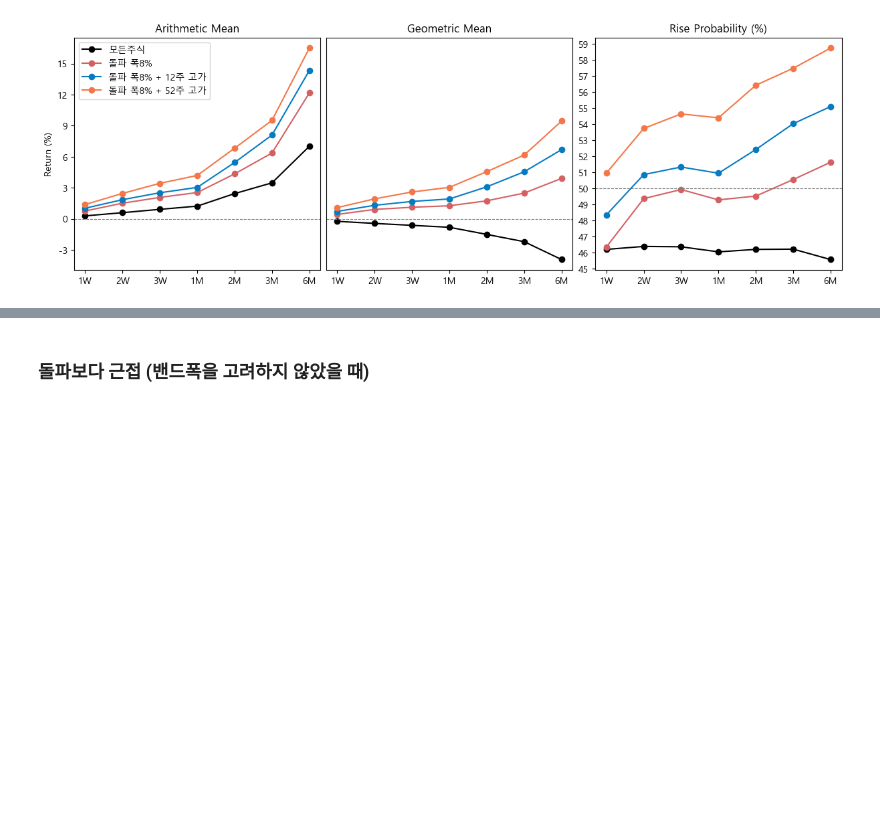
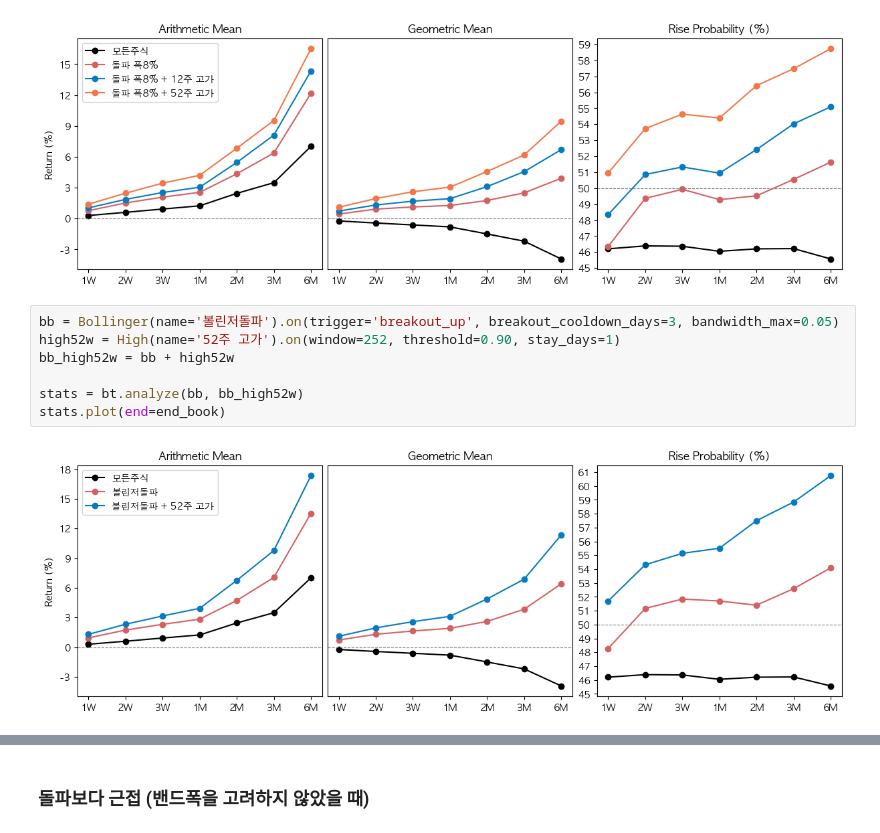
Before and after one commit to gem763/metricstudio, a Jupyter notebook: main.ipynb, the cells around one changed output, grey strips where cells are left out. Saved outputs shown, nothing was run; the diff lists cells and outputs as text; blank space fills up the shorter version.

```diff
--- a/main.ipynb
+++ b/main.ipynb
@@ -205,3 +205,12 @@ stats = bt.analyze(bb8, bb_high12w, bb_high52w)
 stats.plot(end=end_book)
 # %% [output]
 [figure]
+# %%
+bb = Bollinger(name='볼린저돌파').on(trigger='breakout_up', breakout_cooldown_days=3, bandwidth_max=0.05)
+high52w = High(name='52주 고가').on(window=252, threshold=0.90, stay_days=1)
+bb_high52w = bb + high52w
+
+stats = bt.analyze(bb, bb_high52w)
+stats.plot(end=end_book)
+# %% [output]
+[figure, added]
```
Also changed, not shown: parts of 9 cells of this notebook, 1 other file.
